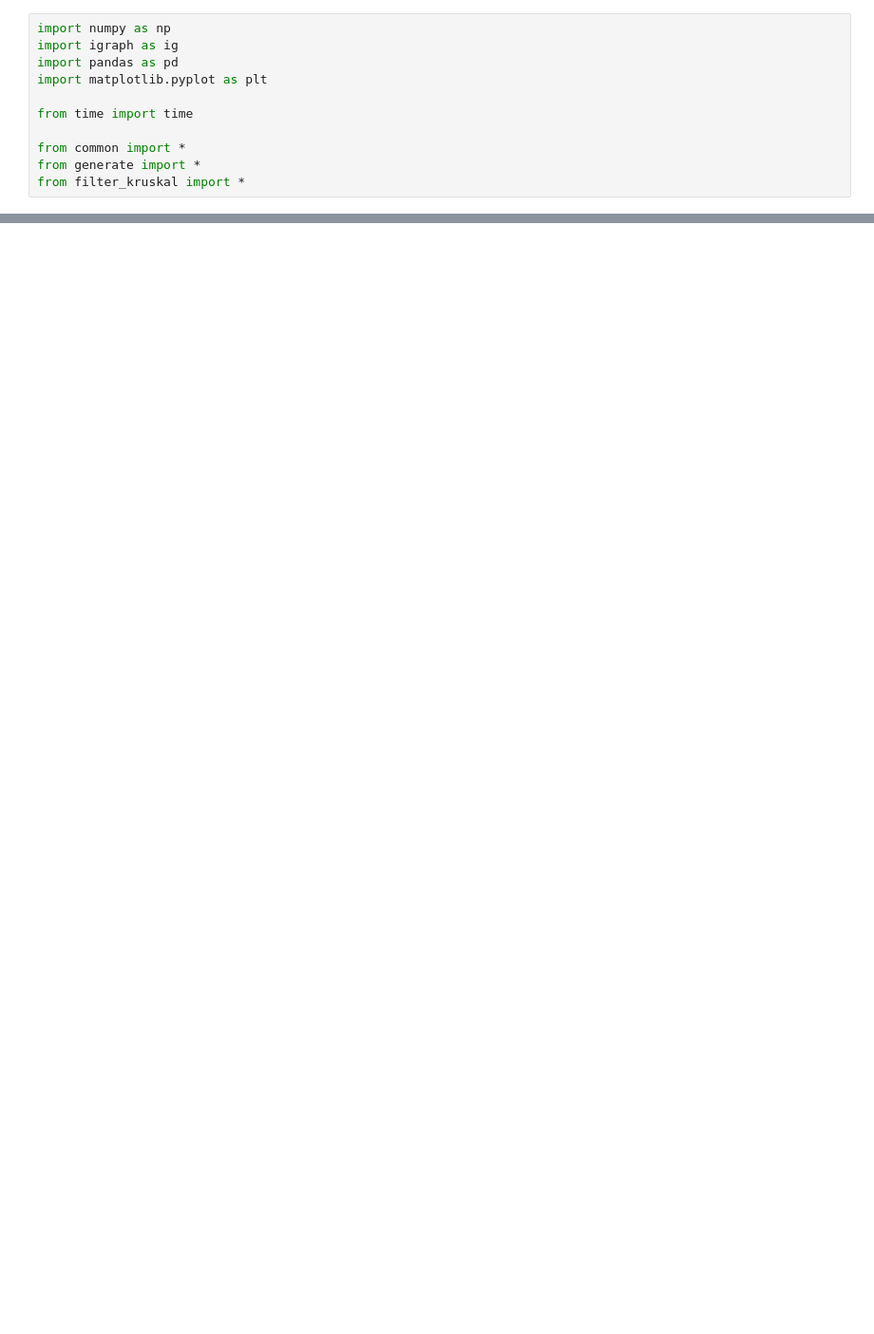
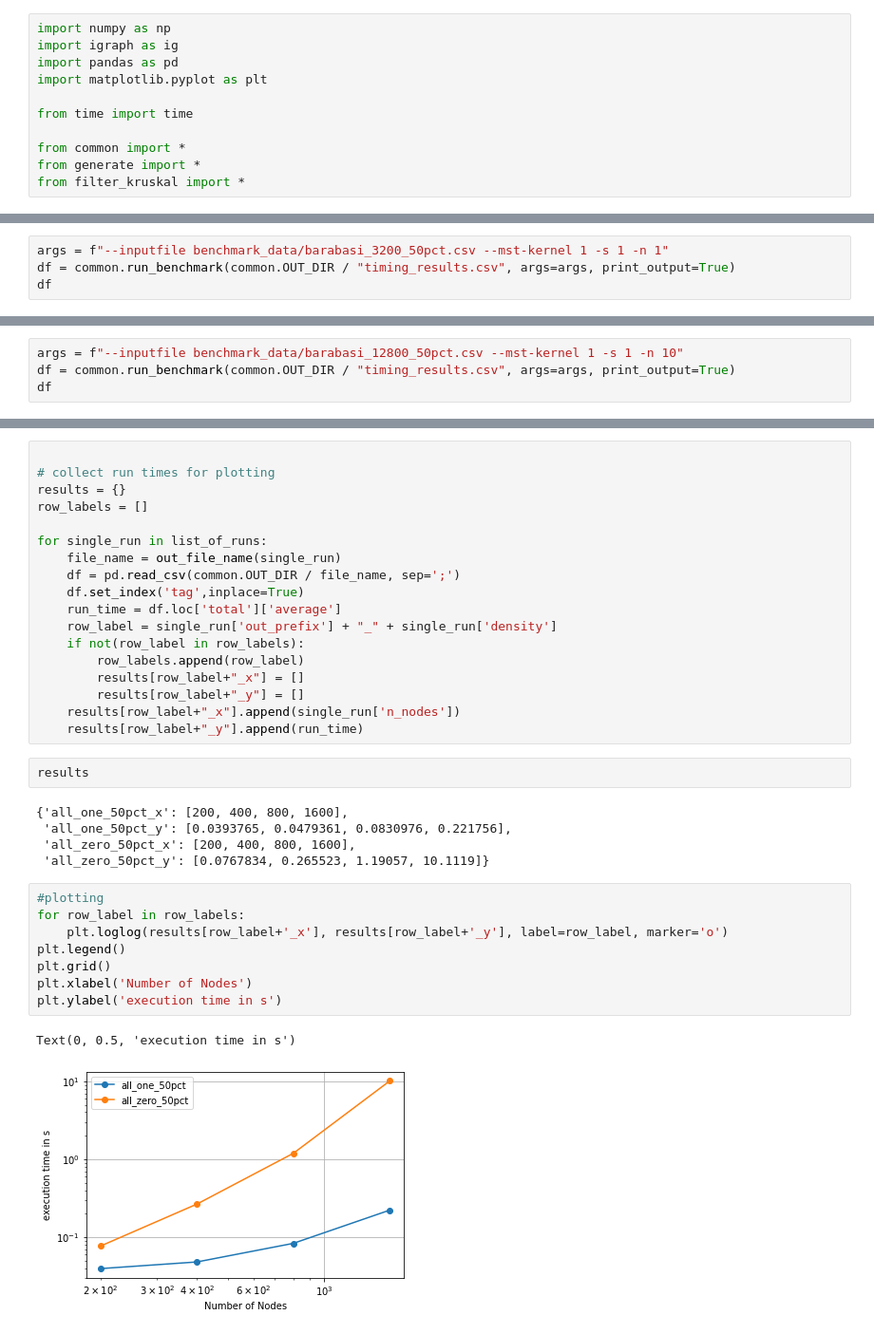
Before and after one commit to hitimr/GPU_ArchComp, a Jupyter notebook: Ex2/scripts/kruskal_benchmark.ipynb, the cells around one changed output, grey strips where cells are left out. Shown: that part at 95% size. Cells and saved outputs as stored; diff of their text form; blank space fills up the shorter version.

```diff
--- a/Ex2/scripts/kruskal_benchmark.ipynb
+++ b/Ex2/scripts/kruskal_benchmark.ipynb
@@ -86,0 +82,4 @@ total   µ=0.431054s     sigma=0s        total=0.431054  num_calls=1
+# %%
+args = f"--inputfile benchmark_data/barabasi_3200_50pct.csv --mst-kernel 1 -s 1 -n 1"
+df = common.run_benchmark(common.OUT_DIR / "timing_results.csv", args=args, print_output=True)
+df
@@ -86,0 +108,4 @@ total   µ=0.431054s     sigma=0s        total=0.431054  num_calls=1
+# %%
+args = f"--inputfile benchmark_data/barabasi_12800_50pct.csv --mst-kernel 1 -s 1 -n 10"
+df = common.run_benchmark(common.OUT_DIR / "timing_results.csv", args=args, print_output=True)
+df
@@ -86,0 +148,36 @@ total   µ=0.431054s     sigma=0s        total=0.431054  num_calls=1
+# %%
+
+# collect run times for plotting
+results = {}
+row_labels = []
+
+for single_run in list_of_runs:
+    file_name = out_file_name(single_run)
+    df = pd.read_csv(common.OUT_DIR / file_name, sep=';')
+    df.set_index('tag',inplace=True)
+    run_time = df.loc['total']['average']
+    row_label = single_run['out_prefix'] + "_" + single_run['density']
+    if not(row_label in row_labels):
+        row_labels.append(row_label)
+        results[row_label+"_x"] = []
+        results[row_label+"_y"] = []
+    results[row_label+"_x"].append(single_run['n_nodes'])
+    results[row_label+"_y"].append(run_time)
+# %%
+results
+# %% [output]
+{'all_one_50pct_x': [200, 400, 800, 1600],
+ 'all_one_50pct_y': [0.0393765, 0.0479361, 0.0830976, 0.221756],
+ 'all_zero_50pct_x': [200, 400, 800, 1600],
+ 'all_zero_50pct_y': [0.0767834, 0.265523, 1.19057, 10.1119]}
+# %%
+#plotting
+for row_label in row_labels:
+    plt.loglog(results[row_label+'_x'], results[row_label+'_y'], label=row_label, marker='o')
+plt.legend()
+plt.grid()
+plt.xlabel('Number of Nodes')
+plt.ylabel('execution time in s')
+# %% [output]
+Text(0, 0.5, 'execution time in s')
+[figure, added]
```
Also changed, not shown: parts of 6 cells of this notebook, 1 other file.
